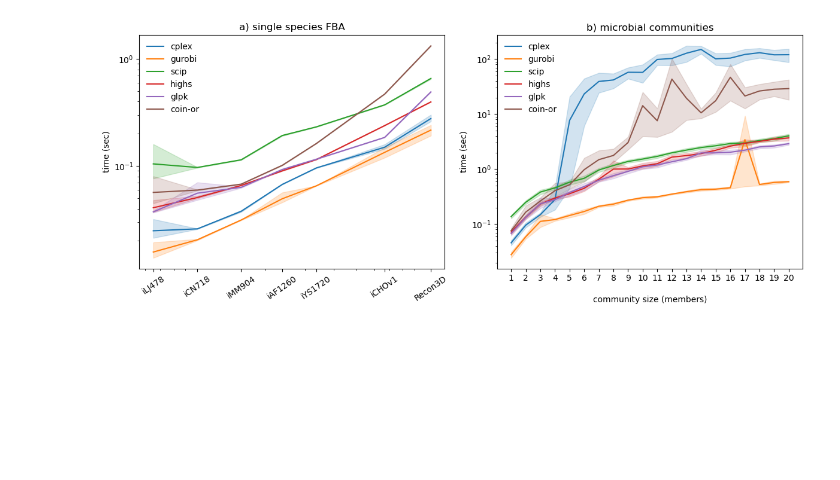
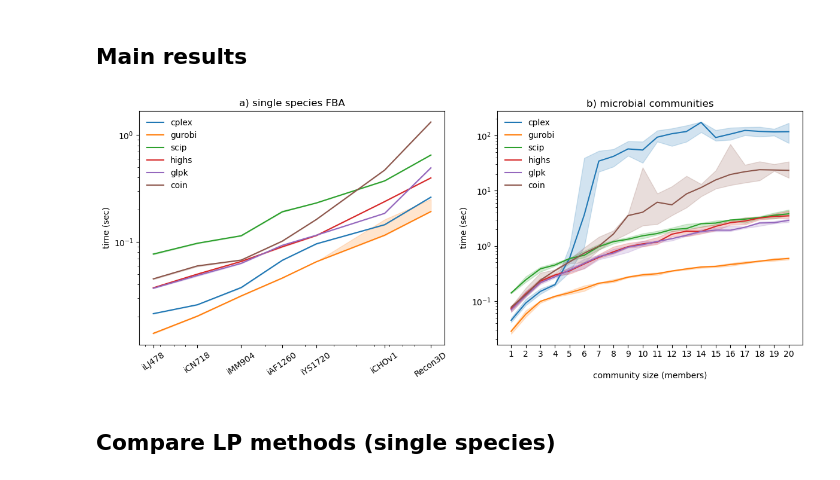
Before and after one commit to cdanielmachado/solver_benchmark, a Jupyter notebook: notebooks/LP_results.ipynb, the cells around one changed output. Drawn from its saved outputs; the diff is of its cells as text; code cells hidden in the pictures; blank space fills up the shorter version.

Commit message:
test lp methods

```diff
--- a/notebooks/LP_results.ipynb
+++ b/notebooks/LP_results.ipynb
@@ -4,6 +4,8 @@ import seaborn as sns
 import numpy as np
 import matplotlib.pyplot as plt
 from reframed import load_cbmodel
+# %% [markdown]
+## Main results
 # %%
 df = pd.read_csv('../results/results_local.tsv', sep='\t', na_values='None')
 df = df.dropna().query('test == "LP"')
@@ -18,7 +20,7 @@ solver_name = {
     'SCIP_CMD': 'scip',
     'HiGHS_CMD': 'highs',
     'GLPK_CMD': 'glpk',
-    'COIN_CMD': 'coin-or',
+    'COIN_CMD': 'coin',
 
 }
 df['solver'] = df['interface'].apply(lambda x: solver_name[x])
@@ -28,27 +30,29 @@ df2['solver'] = df2['interface'].apply(lambda x: solver_name[x])
 # %%
 f, (ax1, ax2) = plt.subplots(1, 2, figsize=(12, 5))
 
-sns.lineplot(data=df.dropna().query('test == "LP"'), x="size_lp", y="time", hue="solver",  ax=ax1)
+sns.lineplot(data=df.dropna().query('test == "LP"'), x="size_lp", y="time", hue="solver",  ax=ax1, estimator="median", errorbar=("pi", 50))
 
 ax1.set_xscale('log')
 ax1.set_yscale('log')
 ax1.set_xticks(list(lp_sizes.values()))
 ax1.set_xticklabels(list(lp_sizes.keys()), rotation=35)
 ax1.set_xlabel('')
 ax1.set_ylabel('time (sec)')
 ax1.legend(loc=2, frameon=False)
 ax1.set_title('a) single species FBA')
 
-sns.lineplot(data=df2, x="size", y="time", hue="solver", ax=ax2)
+sns.lineplot(data=df2, x="size", y="time", hue="solver", ax=ax2, estimator="median", errorbar=("pi", 50))
 
 ax2.set_yscale('log')
 ax2.set_xticks(range(1,21))
 ax2.set_xlabel('\ncommunity size (members)')
 ax2.set_ylabel('time (sec)')
 ax2.legend(loc=2, frameon=False)
 ax2.set_title('b) microbial communities')
 
 f.tight_layout()
-f.savefig('../figures/results_lp.png', dpi=300)
+#f.savefig('../figures/results_lp.png', dpi=300)
 # %% [output]
-[figure, old version]
+[figure, new version]
+# %% [markdown]
+## Compare LP methods (single species)
```
Also changed, not shown: parts of 5 cells of this notebook, 8 other files.
